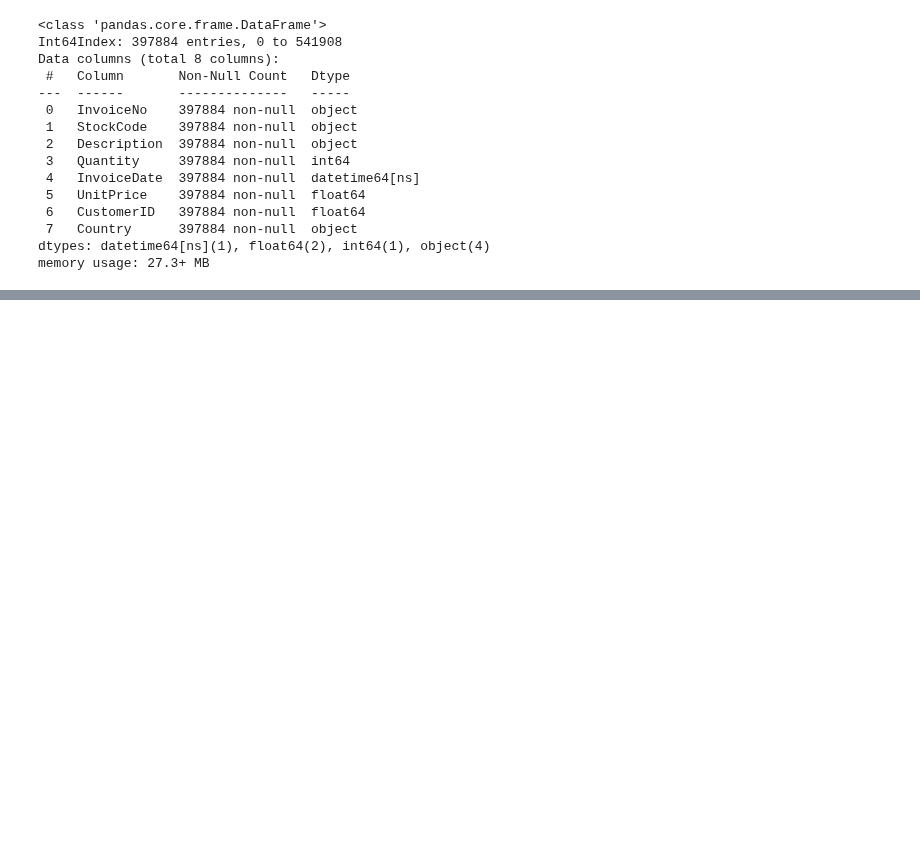
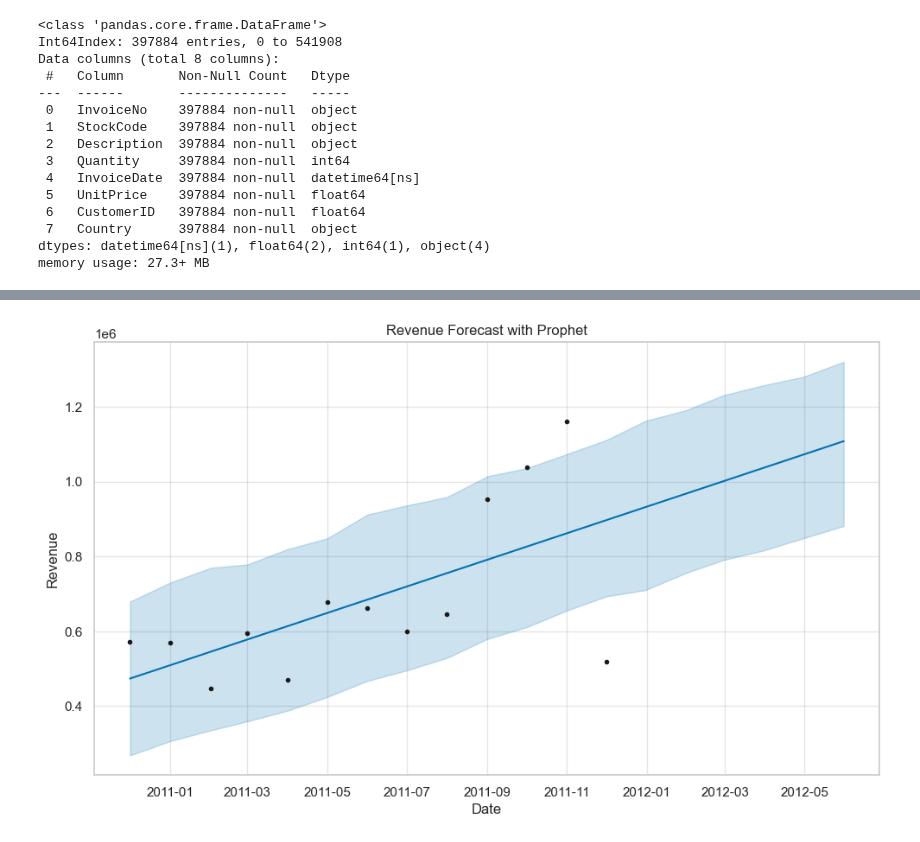
Before and after one commit to SachinthyaCodes/ecommerce-kpi-forecasting, a Jupyter notebook: notebooks/01_data_cleaning_eda.ipynb, the cells around one changed output, grey strips where cells are left out. Saved outputs shown, nothing was run; the diff lists cells and outputs as text; code cells hidden in the pictures; blank space fills up the shorter version.

Commit message:
forecasting using Prophet an ARIMA

```diff
--- a/notebooks/01_data_cleaning_eda.ipynb
+++ b/notebooks/01_data_cleaning_eda.ipynb
@@ -152,0 +228,11 @@ df.head()
+# %%
+from prophet import Prophet
+
+# Prepare data
+revenue_df = monthly_kpis[['Month', 'TotalRevenue']].rename(columns={
+    'Month': 'ds',
+    'TotalRevenue': 'y'
+})
+# %%
+model = Prophet()
+model.fit(revenue_df)
@@ -152,0 +243,12 @@ df.head()
+# %%
+future = model.make_future_dataframe(periods=6, freq='M')
+revenue_forecast = model.predict(future)
+# %%
+fig = model.plot(revenue_forecast)
+plt.title("Revenue Forecast with Prophet")
+plt.xlabel("Date")
+plt.ylabel("Revenue")
+plt.grid(True)
+plt.show()
+# %% [output]
+[figure, added]
```
Also changed, not shown: parts of 16 cells of this notebook, 5 other files.
